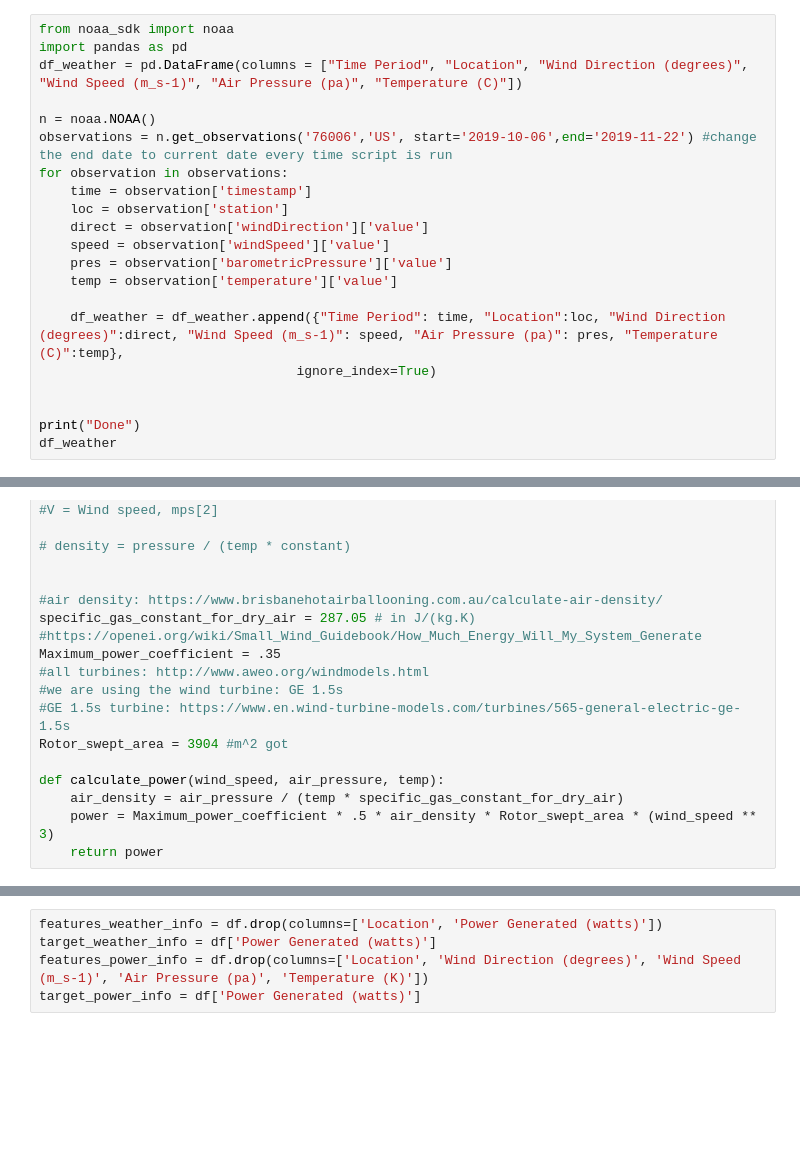
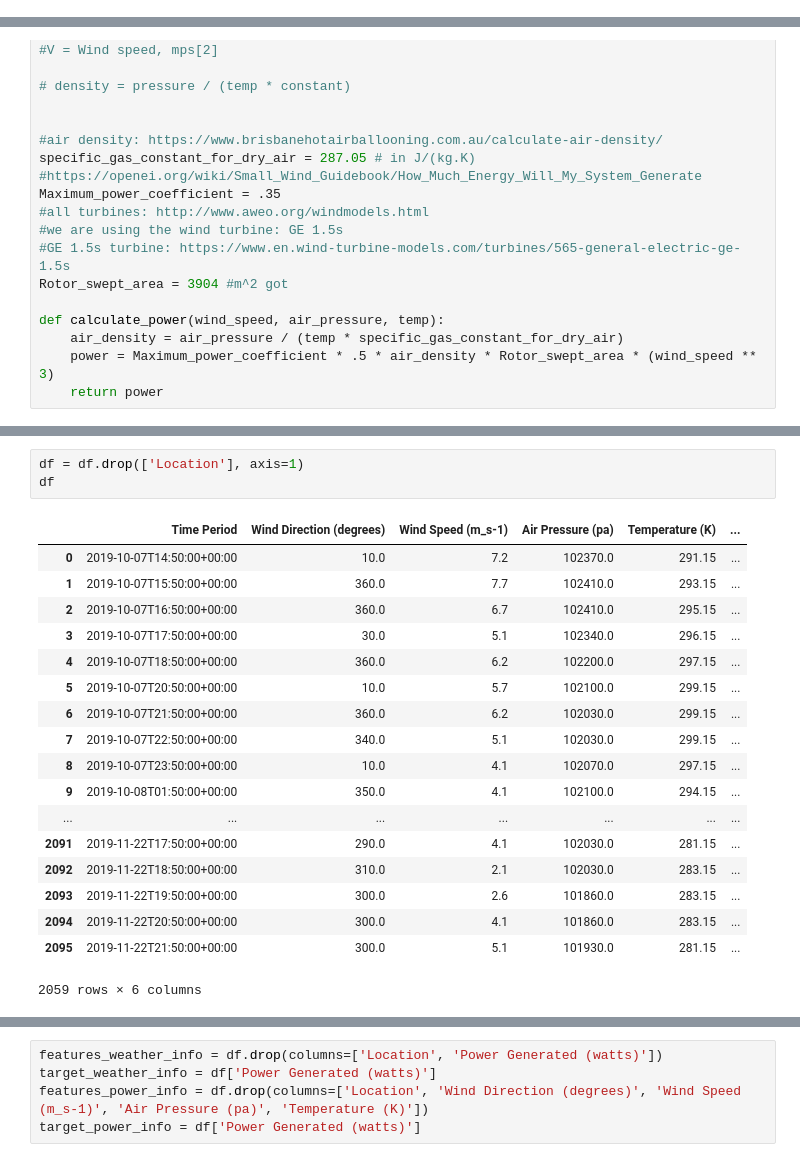
Before and after one commit to tatiana-ediger/Wind-Project, a Jupyter notebook: final project data set.ipynb, the cells around one changed output, grey strips where cells are left out. Saved outputs shown, nothing was run; the diff lists cells and outputs as text; blank space fills up the shorter version.

```diff
--- a/final project data set.ipynb
+++ b/final project data set.ipynb
@@ -1,21 +0,0 @@
-# %%
-from noaa_sdk import noaa
-import pandas as pd
-df_weather = pd.DataFrame(columns = ["Time Period", "Location", "Wind Direction (degrees)", "Wind Speed (m_s-1)", "Air Pressure (pa)", "Temperature (C)"])
-
-n = noaa.NOAA()
-observations = n.get_observations('76006','US', start='2019-10-06',end='2019-11-22') #change the end date to current date every time script is run
-for observation in observations:
-    time = observation['timestamp']
-    loc = observation['station']
-    direct = observation['windDirection']['value']
-    speed = observation['windSpeed']['value']
-    pres = observation['barometricPressure']['value']
-    temp = observation['temperature']['value']
-
-    df_weather = df_weather.append({"Time Period": time, "Location":loc, "Wind Direction (degrees)":direct, "Wind Speed (m_s-1)": speed, "Air Pressure (pa)": pres, "Temperature (C)":temp},
-                                 ignore_index=True)
-
-
-print("Done")
-df_weather
@@ -159 +100,23 @@ df
 2059 rows × 7 columns
+# %%
+df = df.drop(['Location'], axis=1)
+df
+# %% [output]
+|  | Time Period | Wind Direction (degrees) | Wind Speed (m_s-1) | Air Pressure (pa) | Temperature (K) | ... |
+| 0 | 2019-10-07T14:50:00+00:00 | 10.0 | 7.2 | 102370.0 | 291.15 | ... |
+| 1 | 2019-10-07T15:50:00+00:00 | 360.0 | 7.7 | 102410.0 | 293.15 | ... |
+| 2 | 2019-10-07T16:50:00+00:00 | 360.0 | 6.7 | 102410.0 | 295.15 | ... |
+| 3 | 2019-10-07T17:50:00+00:00 | 30.0 | 5.1 | 102340.0 | 296.15 | ... |
+| 4 | 2019-10-07T18:50:00+00:00 | 360.0 | 6.2 | 102200.0 | 297.15 | ... |
+| 5 | 2019-10-07T20:50:00+00:00 | 10.0 | 5.7 | 102100.0 | 299.15 | ... |
+| 6 | 2019-10-07T21:50:00+00:00 | 360.0 | 6.2 | 102030.0 | 299.15 | ... |
+| 7 | 2019-10-07T22:50:00+00:00 | 340.0 | 5.1 | 102030.0 | 299.15 | ... |
+| 8 | 2019-10-07T23:50:00+00:00 | 10.0 | 4.1 | 102070.0 | 297.15 | ... |
+| 9 | 2019-10-08T01:50:00+00:00 | 350.0 | 4.1 | 102100.0 | 294.15 | ... |
+| ... | ... | ... | ... | ... | ... | ... |
+| 2091 | 2019-11-22T17:50:00+00:00 | 290.0 | 4.1 | 102030.0 | 281.15 | ... |
+| 2092 | 2019-11-22T18:50:00+00:00 | 310.0 | 2.1 | 102030.0 | 283.15 | ... |
+| 2093 | 2019-11-22T19:50:00+00:00 | 300.0 | 2.6 | 101860.0 | 283.15 | ... |
+| 2094 | 2019-11-22T20:50:00+00:00 | 300.0 | 4.1 | 101860.0 | 283.15 | ... |
+| 2095 | 2019-11-22T21:50:00+00:00 | 300.0 | 5.1 | 101930.0 | 281.15 | ... |
+2059 rows × 6 columns
```
Also changed, not shown: parts of 24 cells of this notebook, 3 other files.
